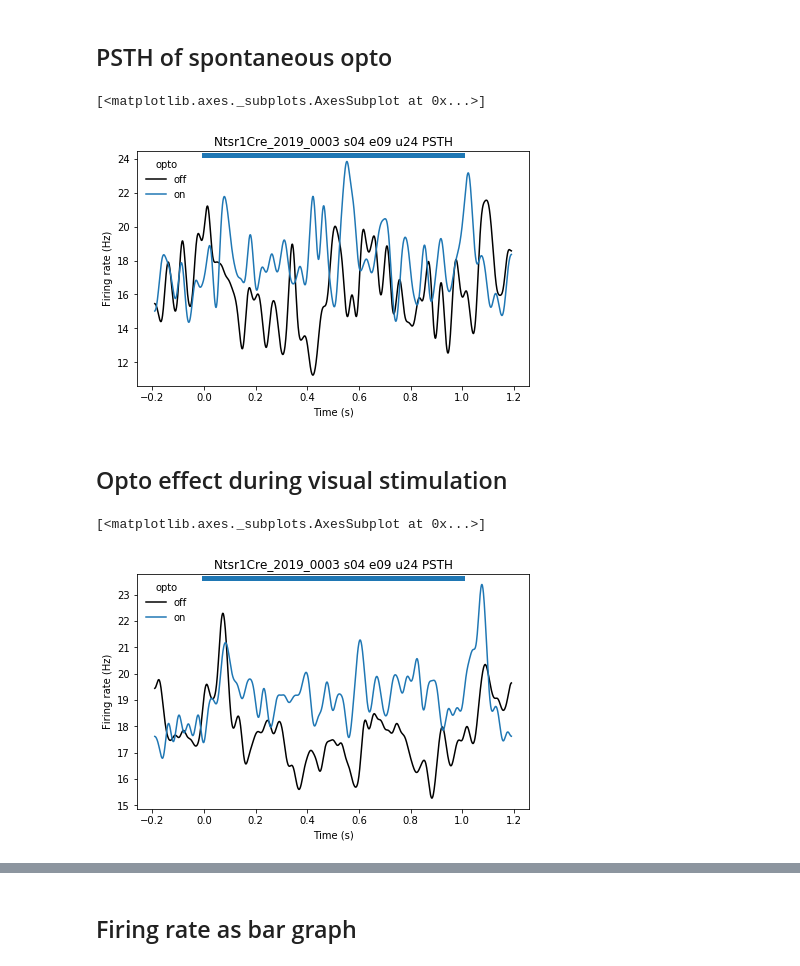
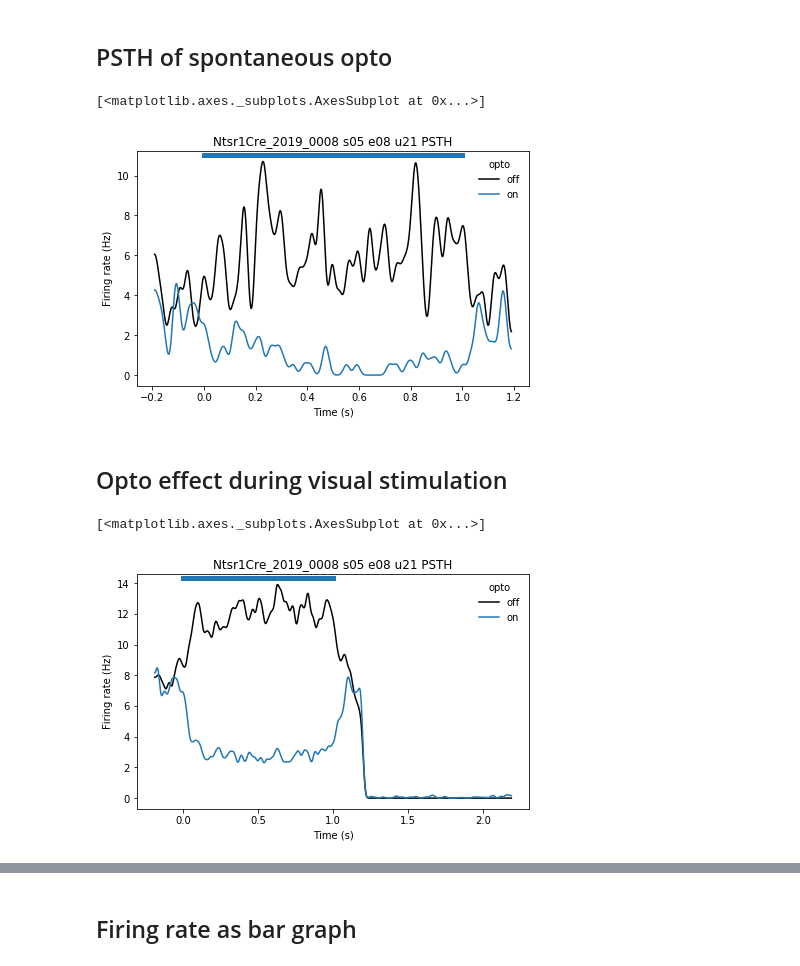
Before and after one commit to yannikbauer/hollymov_code, a Jupyter notebook: notebooks/20191115_test_hollymov_utils.ipynb, the cells around one changed output, grey strips where cells are left out. Saved outputs shown, nothing was run; the diff lists cells and outputs as text; code cells hidden in the pictures.

```diff
--- a/notebooks/20191115_test_hollymov_utils.ipynb
+++ b/notebooks/20191115_test_hollymov_utils.ipynb
@@ -55,6 +74,6 @@ array([[  61.6205,   86.6676],
 # %% [markdown]
 Time ranges of the opto events (start and stop of each opto pulse):
 # %%
-evtimesopto_s04e09 = (Event.Times()&{'m': 'Ntsr1Cre_2019_0003', 's': 4, 'e': 9, 'u':'14','ev_chan':'opto1'}).fetch('ev_tranges')
+evtimesopto = (Event.Times()&{'m': m, 's': s, 'e': e, 'u':u,'ev_chan':'opto1'}).fetch('ev_tranges')
 # %% [markdown]
 Time ranges of every second (also those that have no opto condition):
@@ -71,0 +80,3 @@ array([[   3.469,    4.469],
+# %%
+tranges_all = hollymov_utils.get_all_tranges(evtimesopto)
+tranges_all
@@ -111,0 +124,4 @@ array([[-8.33300000e-03,  6.01077670e+01],
+# %%
+# if remote, you need to mount mudata e.g. sshfs -p 1021 -o follow_symlinks schmors@tunnel.bio.lmu.de:/mudata mudata/
+xptranges_spont = hollymov_utils.get_xptranges_spont(key)
+xptranges_spont
@@ -112,6 +131,6 @@ array([[-8.33300000e-03,  6.01077670e+01],
 # %%
 # get all event time ranges within spontOpto
-evtranges_spont = tranges_all_s04e09[util.intersect_tranges(xptranges_spont, tranges_all_s04e09)]
+evtranges_spont = tranges_all[util.intersect_tranges(xptranges_spont, tranges_all)]
 # %% [markdown]
 # Plotting
 
@@ -124,14 +143,14 @@ evtranges_spont = tranges_all_s04e09[util.intersect_tranges(xptranges_spont, tra
 # %% [markdown]
 ## PSTH of spontaneous opto
 # %%
-(spk & {'m': 'Ntsr1Cre_2019_0003', 's':4, 'e':9, 'u':24}).psth(offsets=[-0.2, 0.2], trangesin=evtranges_spont, title=True, eventbar=True)
+(spk & {'m':m, 's':s, 'e':e, 'u':u}).psth(offsets=[-0.2, 0.2], tranges=evtranges_spont, title=True, eventbar=True)
 # %% [output]
 [<matplotlib.axes._subplots.AxesSubplot at 0x...>]
-[figure, old version]
+[figure, new version]
 # %% [markdown]
 ## Opto effect during visual stimulation
 # %%
-(spk & {'m': 'Ntsr1Cre_2019_0003', 's':4, 'e':9,'u':24}).psth(offsets=[-0.2, 0.2], trangesin=evtranges_stim, title=True, eventbar=True)
+(spk & {'m':m, 's':s, 'e':e,'u':u}).psth(offsets=[-0.2, 0.2], tranges=evtranges_stim, title=True, eventbar=True)
 # %% [output]
 [<matplotlib.axes._subplots.AxesSubplot at 0x...>]
-[figure, old version]
+[figure, new version]
```
Also changed, not shown: parts of 20 cells of this notebook.
